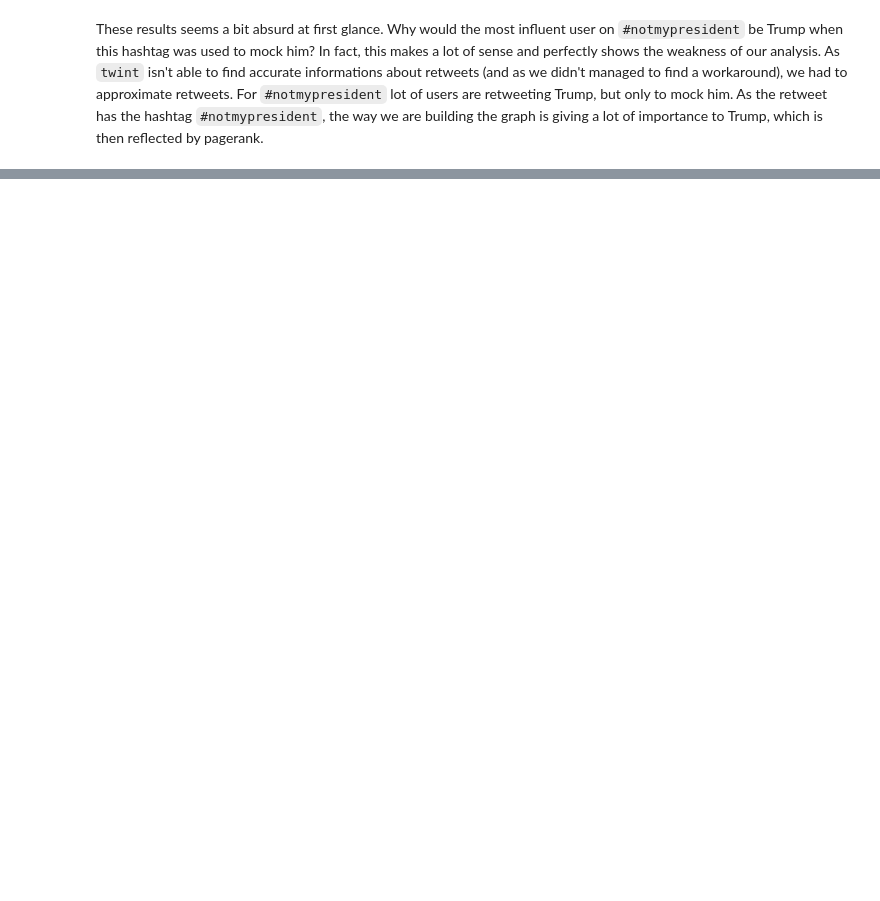
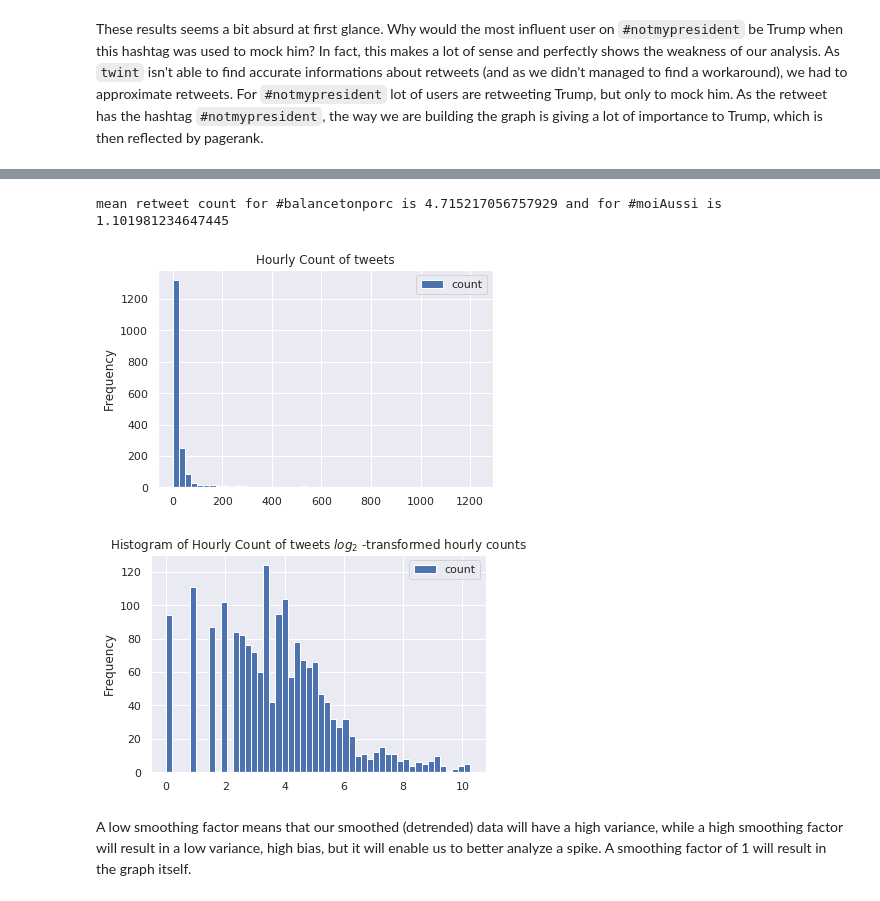
Before and after one commit to poechsel/ADA-project, a Jupyter notebook: analysis.ipynb, the cells around one changed output, grey strips where cells are left out. Drawn from its saved outputs; the diff is of its cells as text; code cells hidden in the pictures; blank space fills up the shorter version.

Commit message:
final merge

```diff
--- a/analysis.ipynb
+++ b/analysis.ipynb
@@ -1203,0 +1219,2 @@ These results seems a bit absurd at first glance. Why would the most influent us
+# %%
+df = pd.read_json('balancetonporc.json',lines = True)
@@ -1203,0 +1231,28 @@ These results seems a bit absurd at first glance. Why would the most influent us
+# %%
+def create_timedate(df):
+
+    # merge date and time into a datetime column
+
+    df['timedate'] = list(map(lambda el: el[:10]+' ',list(map(str,df.loc[:,'date'])))) + df.loc[:,'time']
+
+    df['timedate'] = df['timedate'].apply(lambda t: dateutil.parser.parse(t))
+
+    # Sets index of dataframe to datetime in order to perform time series analysis
+
+    df = df.set_index('timedate')
+    return df
+# %%
+def countby_upto(t,df):
+
+    '''
+    Input:
+        t - a number from 0 t0 5, where 0 indicates that we should consider timedate up to its seconds unit
+        df - dataframe
+    Output:
+        dataframe with a datetime index in order to perform our time series analysis
+
+    '''
+
+    df1 = df.copy()
+    df1['timedate'] = list(map(lambda el: el[:-3 * time_to_num[t]],list(map(str,df1.index))))
+    return df1.groupby(df1['timedate']).size().reset_index().rename(columns = {0:'count'}).set_index('timedate')
@@ -1203,0 +1262,5 @@ These results seems a bit absurd at first glance. Why would the most influent us
+# %%
+df = create_timedate(df)
+
+# We will analyze tweets on an hourly basis
+df1 = countby_upto('hour',df)
@@ -1203,0 +1316,11 @@ These results seems a bit absurd at first glance. Why would the most influent us
+# %%
+print('mean retweet count for #balancetonporc is {0} and for #moiAussi is {1}'.format(retweet_mean1,retweet_mean2))
+# %% [output]
+mean retweet count for #balancetonporc is 4.715217056757929 and for #moiAussi is 1.101981234647445
+# %%
+df1.plot.hist(bins=50, title="Hourly Count of tweets");
+np.log2(df1).plot.hist(bins=50,
+                      title="Histogram of Hourly Count of tweets $log_2$ -transformed hourly counts");
+# %% [output]
+[figure, added]
+[figure, added]
@@ -1203,0 +1371,2 @@ These results seems a bit absurd at first glance. Why would the most influent us
+# %% [markdown]
+A low smoothing factor means that our smoothed (detrended) data will have a high variance, while a high smoothing factor will result in a low variance, high bias, but it will enable us to better analyze a spike. A smoothing factor of 1 will result in the graph itself.
```
Also changed, not shown: parts of 51 cells of this notebook.
